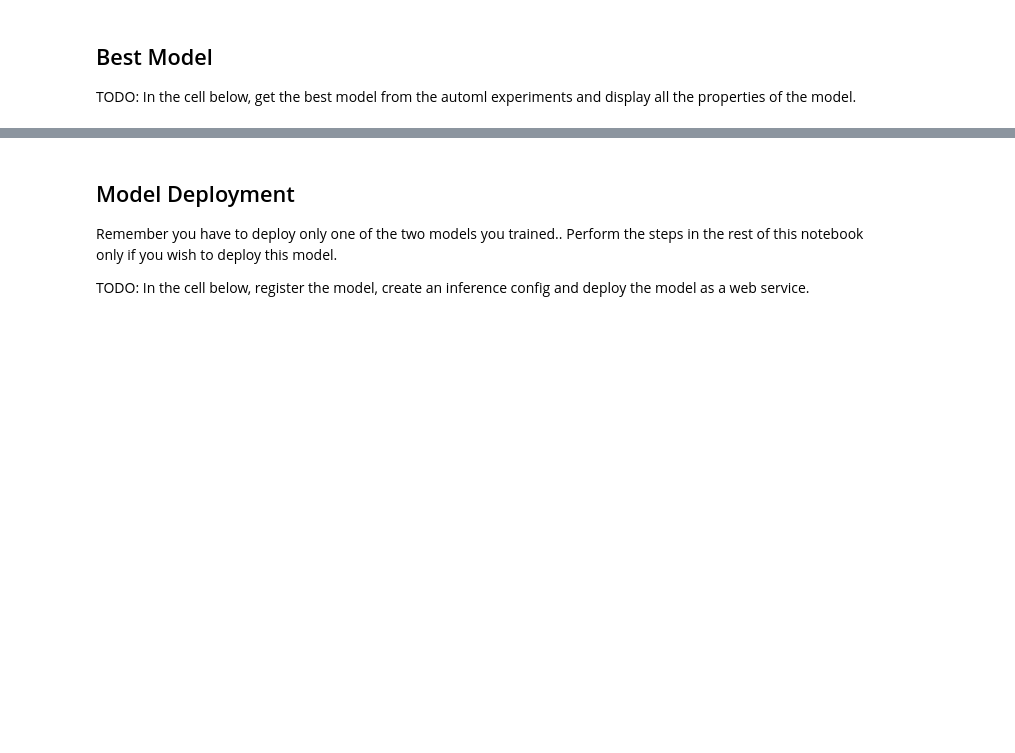
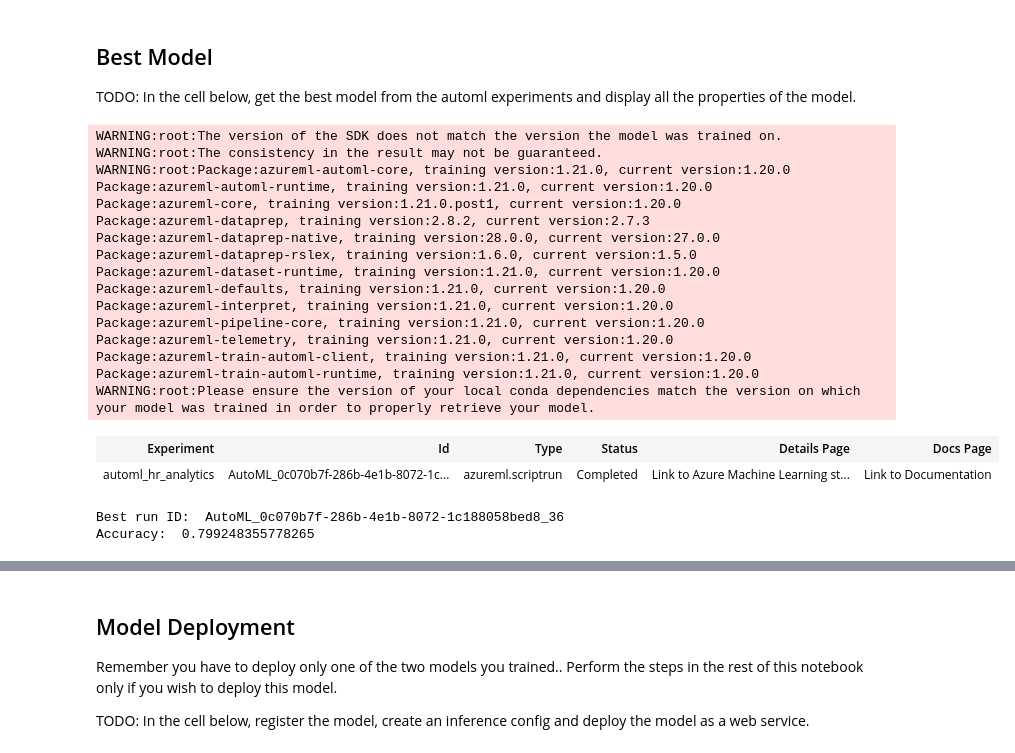
Before and after one commit to udacity/nd00333-capstone, a Jupyter notebook: starter_file/automl.ipynb, the cells around one changed output, grey strips where cells are left out. Drawn from its saved outputs; the diff is of its cells as text; code cells hidden in the pictures; blank space fills up the shorter version.

```diff
--- a/starter_file/automl.ipynb
+++ b/starter_file/automl.ipynb
@@ -35,6 +35,6 @@ ws
 # %%
 cpu_cluster_name = "compute-cluster"
-vm_size = "Standard_D3_V2"
+vm_size = "Standard_DS3_V2"
 try:
     compute_target = ComputeTarget(workspace = ws, name= cpu_cluster_name)
     print("Found already existing")
@@ -83,4 +119,4 @@ OPTIONAL: Write about the different models trained and their performance. Why do
 
 TODO: In the cell below, use the `RunDetails` widget to show the different experiments.
 # %%
-RunDetails(automl_run).show()
+RunDetails(remote_run).show()
@@ -91,7 +164,35 @@ remote_run.wait_for_completion(show_output=True)
 
 TODO: In the cell below, get the best model from the automl experiments and display all the properties of the model.
 # %%
-automl_best_run, model= automl_run.get_output()
+automl_best_run, model= remote_run.get_output()
 automl_best_run
+# %% [output]
+WARNING:root:The version of the SDK does not match the version the model was trained on.
+WARNING:root:The consistency in the result may not be guaranteed.
+WARNING:root:Package:azureml-automl-core, training version:1.21.0, current version:1.20.0
+Package:azureml-automl-runtime, training version:1.21.0, current version:1.20.0
+Package:azureml-core, training version:1.21.0.post1, current version:1.20.0
+Package:azureml-dataprep, training version:2.8.2, current version:2.7.3
+Package:azureml-dataprep-native, training version:28.0.0, current version:27.0.0
+Package:azureml-dataprep-rslex, training version:1.6.0, current version:1.5.0
+Package:azureml-dataset-runtime, training version:1.21.0, current version:1.20.0
+Package:azureml-defaults, training version:1.21.0, current version:1.20.0
+Package:azureml-interpret, training version:1.21.0, current version:1.20.0
+Package:azureml-pipeline-core, training version:1.21.0, current version:1.20.0
+Package:azureml-telemetry, training version:1.21.0, current version:1.20.0
+Package:azureml-train-automl-client, training version:1.21.0, current version:1.20.0
+Package:azureml-train-automl-runtime, training version:1.21.0, current version:1.20.0
+WARNING:root:Please ensure the version of your local conda dependencies match the version on which your model was trained in order to properly retrieve your model.
+| Experiment | Id | Type | Status | Details Page | Docs Page |
+| automl_hr_analytics | AutoML_0c070b7f-286b-4e1b-8072-1c... | azureml.scriptrun | Completed | Link to Azure Machine Learning st... | Link to Documentation |
+# %%
+metrics = automl_best_run.get_metrics()
+parameters = automl_best_run.get_details()
+
+print("Best run ID: ",automl_best_run.id)
+print("Accuracy: ",metrics["accuracy"])
+# %% [output]
+Best run ID:  AutoML_0c070b7f-286b-4e1b-8072-1c188058bed8_36
+Accuracy:  0.799248355778265
 # %%
 model._final_estimator
```
Also changed, not shown: parts of 18 cells of this notebook, 9 other files.
